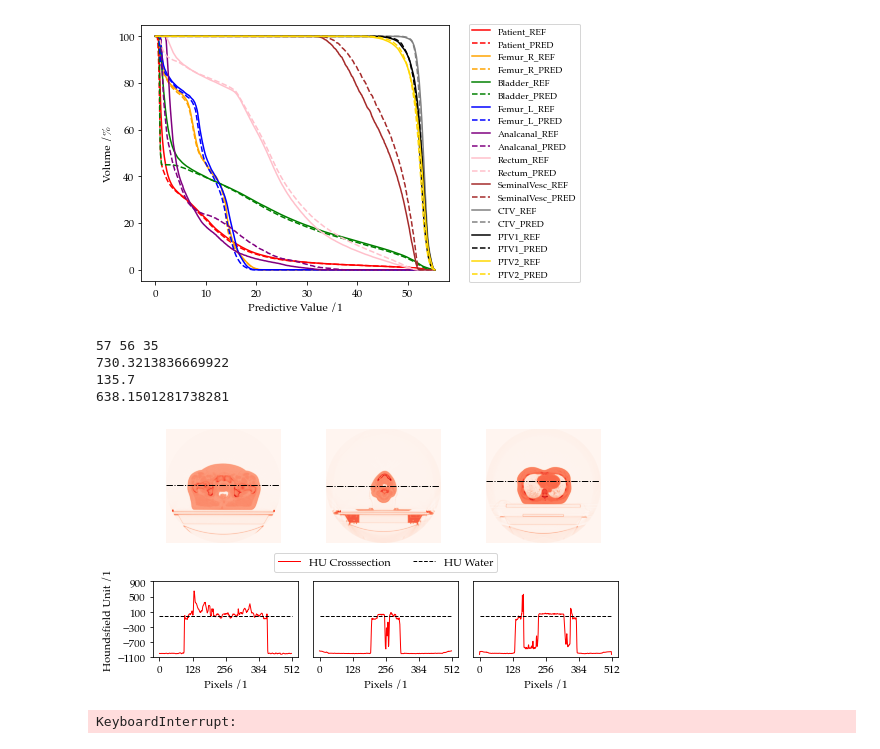
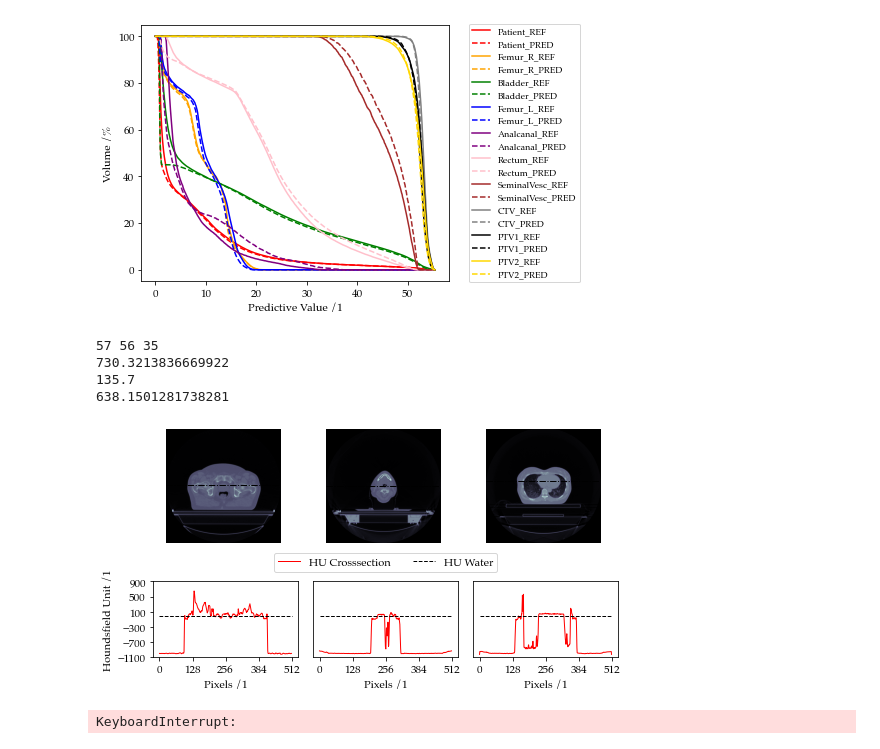
Before and after one commit to schnoritz/Master_Thesis, a Jupyter notebook: workflow_code/test.ipynb, the cells around one changed output. Drawn from its saved outputs; the diff is of its cells as text; code cells hidden in the pictures.

```diff
--- a/workflow_code/test.ipynb
+++ b/workflow_code/test.ipynb
@@ -357,9 +357,9 @@ x_m = x_m.mean(axis=0)
 @latex(width=20, height=10, path="/Users/simongutwein/Desktop/cross.pdf")
 def test():
     fig, ax = plt.subplots(2, 3, gridspec_kw={'height_ratios': [3, 2]})
-    ax[0, 0].imshow(dat_p[:, :, idx_p[2]], cmap="Reds")
-    ax[0, 1].imshow(dat_h[:, :, idx_h[2]], cmap="Reds")
-    ax[0, 2].imshow(dat_m[:, :, idx_m[2]], cmap="Reds")
+    ax[0, 0].imshow(dat_p[:, :, idx_p[2]], cmap="bone")
+    ax[0, 1].imshow(dat_h[:, :, idx_h[2]], cmap="bone")
+    ax[0, 2].imshow(dat_m[:, :, idx_m[2]], cmap="bone")
 
     print(idx_p[2], idx_h[2], idx_m[2])
 
@@ -373,34 +373,34 @@ def test():
     ax[1, 0].plot([0, 512], [0, 0], "--", linewidth=1, color="k")
     ax[1, 1].plot([0, 512], [0, 0], "--", linewidth=1, color="k")
     ax[1, 2].plot([0, 512], [0, 0], "--", linewidth=1, color="k")
     ax[1, 1].legend(["HU Crosssection", "HU Water"], bbox_to_anchor=(0.5, 1.25), borderaxespad=0, loc="center", ncol=2)
 
     ax[0, 0].axis("off")
     ax[0, 1].axis("off")
     ax[0, 2].axis("off")
 
     for i in range(3):
         print(ax[1, i].get_ylim()[1])
         ax[1, i].set_yticks(np.linspace(-1100, 900, 6))
         ax[1, i].set_xticks([0, 128, 256, 384, 512])
         ax[1, i].set_xlabel("Pixels /1")
         ax[1,i].axes.get_yaxis().set_visible(False)
 
     ax[1, 0].axes.get_yaxis().set_visible(True)
     ax[1, 0].set_ylabel("Houndsfield Unit /1")
 
     plt.tight_layout()
     plt.subplots_adjust(hspace=0.4, wspace=0.1)
 
     return fig
 
 test()
 # %% [output]
 57 56 35
 730.3213836669922
 135.7
 638.1501281738281
-[figure, old version]
+[figure, new version]
 # %%
 import pandas as pd
 
```
Also changed, not shown: parts of 2 cells of this notebook, 23 other files.
